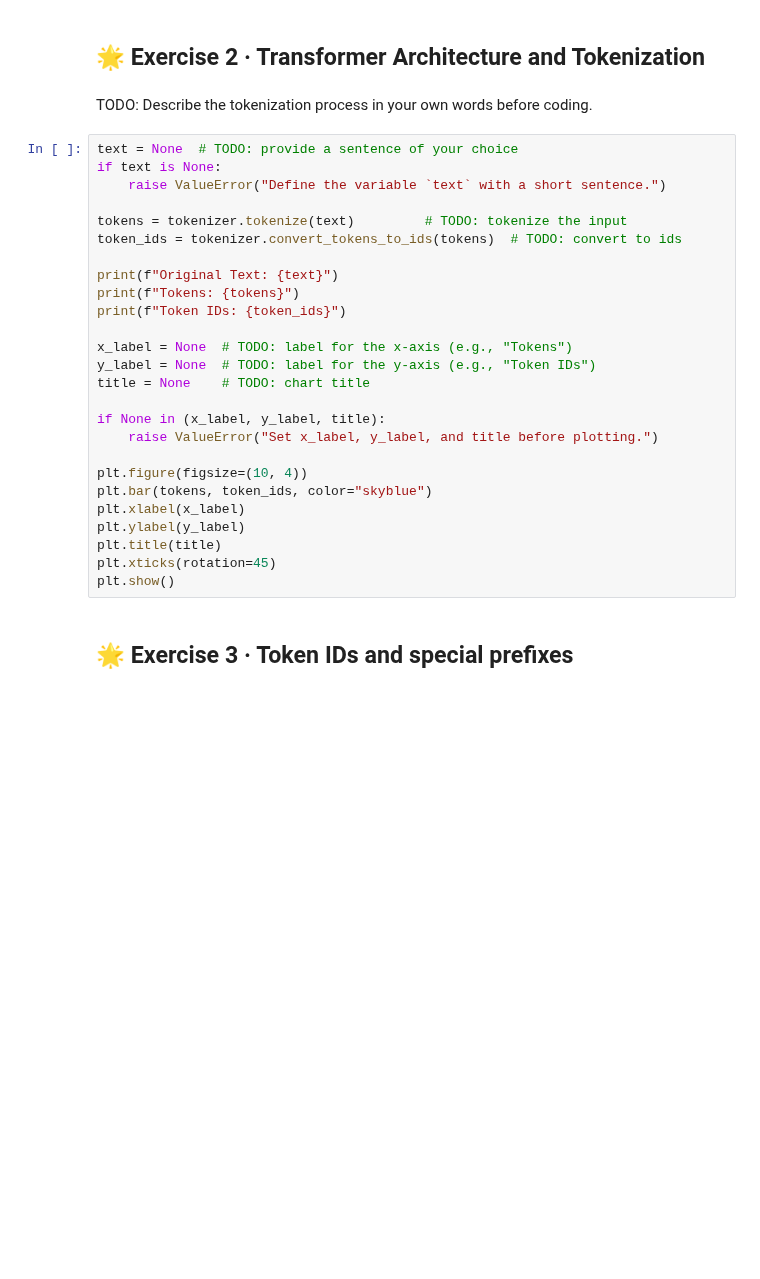
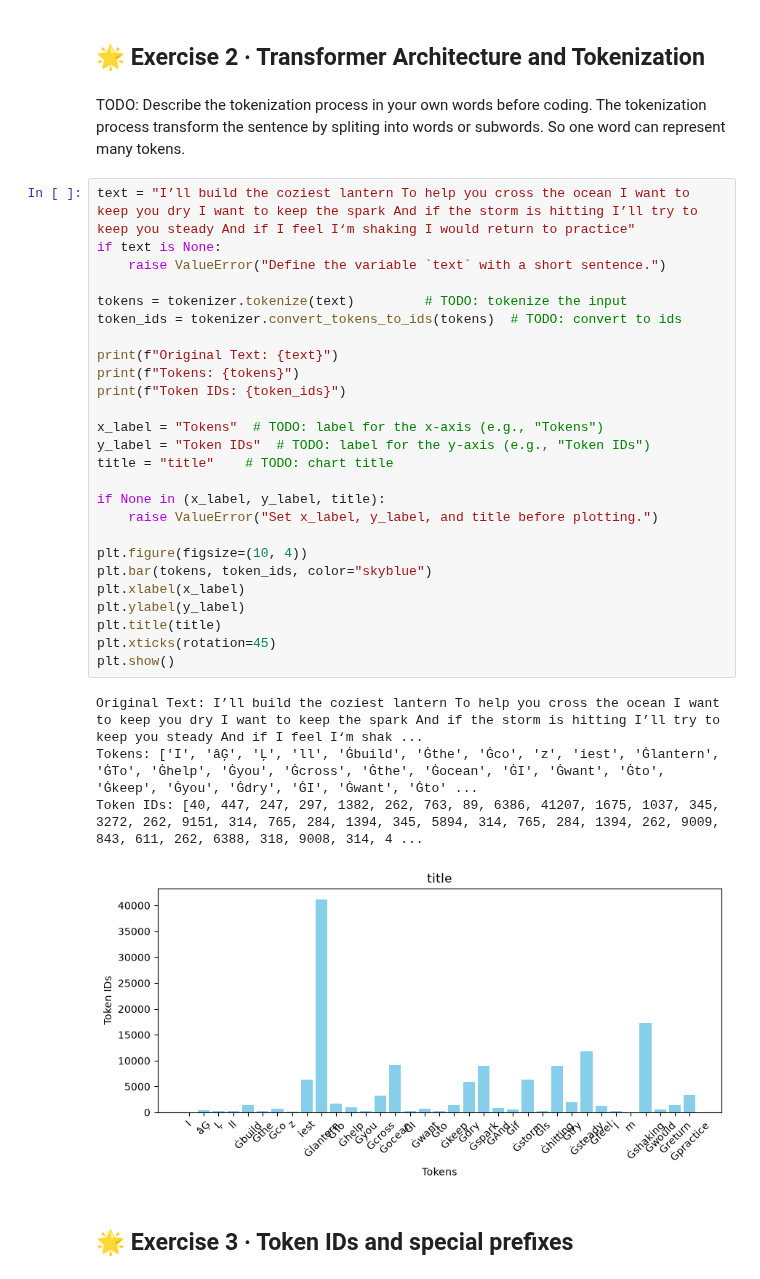
Before and after one commit to Rodgiva/DI-Bootcamp-GENAI, a Jupyter notebook: Week7/Day1/Exercices/Exercises_XP_Student.ipynb, the cells around one changed output. Cells and saved outputs as stored; diff of their text form; blank space fills up the shorter version.

```diff
--- a/Week7/Day1/Exercices/Exercises_XP_Student.ipynb
+++ b/Week7/Day1/Exercices/Exercises_XP_Student.ipynb
@@ -58,32 +62,38 @@ Please note that you may need to restart your runtime after installation.
 ## 🌟 Exercise 2 · Transformer Architecture and Tokenization
 # %% [markdown]
 TODO: Describe the tokenization process in your own words before coding.
+The tokenization process transform the sentence by spliting into words or subwords. So one word can represent many tokens.
 # %%
-text = None  # TODO: provide a sentence of your choice
+text = "I’ll build the coziest lantern To help you cross the ocean I want to keep you dry I want to keep the spark And if the storm is hitting I’ll try to keep you steady And if I feel I‘m shaking I would return to practice"
 if text is None:
     raise ValueError("Define the variable `text` with a short sentence.")
 
 tokens = tokenizer.tokenize(text)         # TODO: tokenize the input
 token_ids = tokenizer.convert_tokens_to_ids(tokens)  # TODO: convert to ids
 
 print(f"Original Text: {text}")
 print(f"Tokens: {tokens}")
 print(f"Token IDs: {token_ids}")
 
-x_label = None  # TODO: label for the x-axis (e.g., "Tokens")
-y_label = None  # TODO: label for the y-axis (e.g., "Token IDs")
-title = None    # TODO: chart title
+x_label = "Tokens"  # TODO: label for the x-axis (e.g., "Tokens")
+y_label = "Token IDs"  # TODO: label for the y-axis (e.g., "Token IDs")
+title = "title"    # TODO: chart title
 
 if None in (x_label, y_label, title):
     raise ValueError("Set x_label, y_label, and title before plotting.")
 
 plt.figure(figsize=(10, 4))
 plt.bar(tokens, token_ids, color="skyblue")
 plt.xlabel(x_label)
 plt.ylabel(y_label)
 plt.title(title)
 plt.xticks(rotation=45)
 plt.show()
+# %% [output]
+Original Text: I’ll build the coziest lantern To help you cross the ocean I want to keep you dry I want to keep the spark And if the storm is hitting I’ll try to keep you steady And if I feel I‘m shak ...
+Tokens: ['I', 'âĢ', 'Ļ', 'll', 'Ġbuild', 'Ġthe', 'Ġco', 'z', 'iest', 'Ġlantern', 'ĠTo', 'Ġhelp', 'Ġyou', 'Ġcross', 'Ġthe', 'Ġocean', 'ĠI', 'Ġwant', 'Ġto', 'Ġkeep', 'Ġyou', 'Ġdry', 'ĠI', 'Ġwant', 'Ġto' ...
+Token IDs: [40, 447, 247, 297, 1382, 262, 763, 89, 6386, 41207, 1675, 1037, 345, 3272, 262, 9151, 314, 765, 284, 1394, 345, 5894, 314, 765, 284, 1394, 262, 9009, 843, 611, 262, 6388, 318, 9008, 314, 4 ...
+[figure, added]
 # %% [markdown]
 ## 🌟 Exercise 3 · Token IDs and special prefixes
 # %%
```
Also changed, not shown: parts of 6 cells of this notebook.
